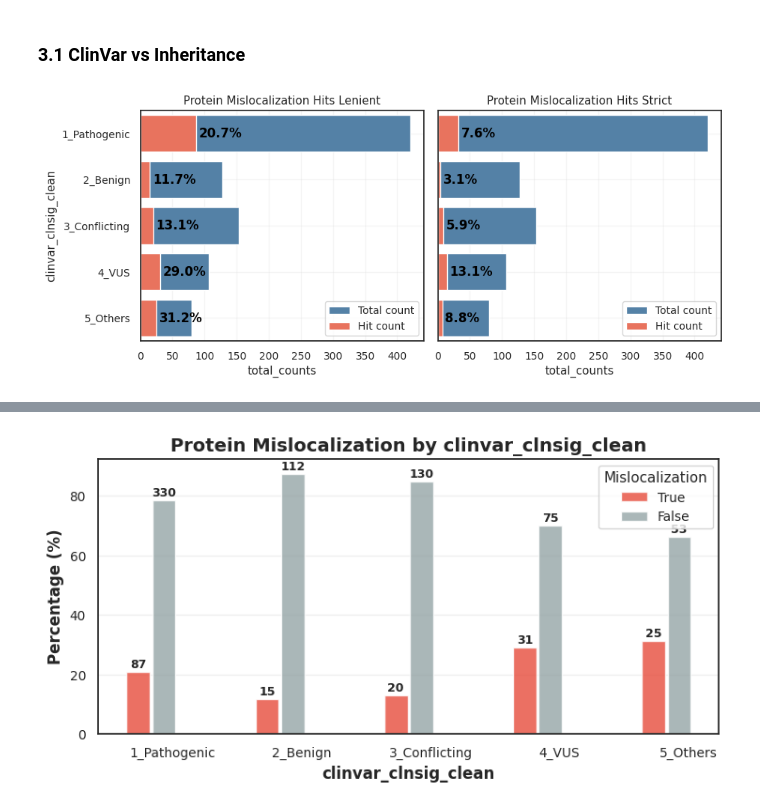
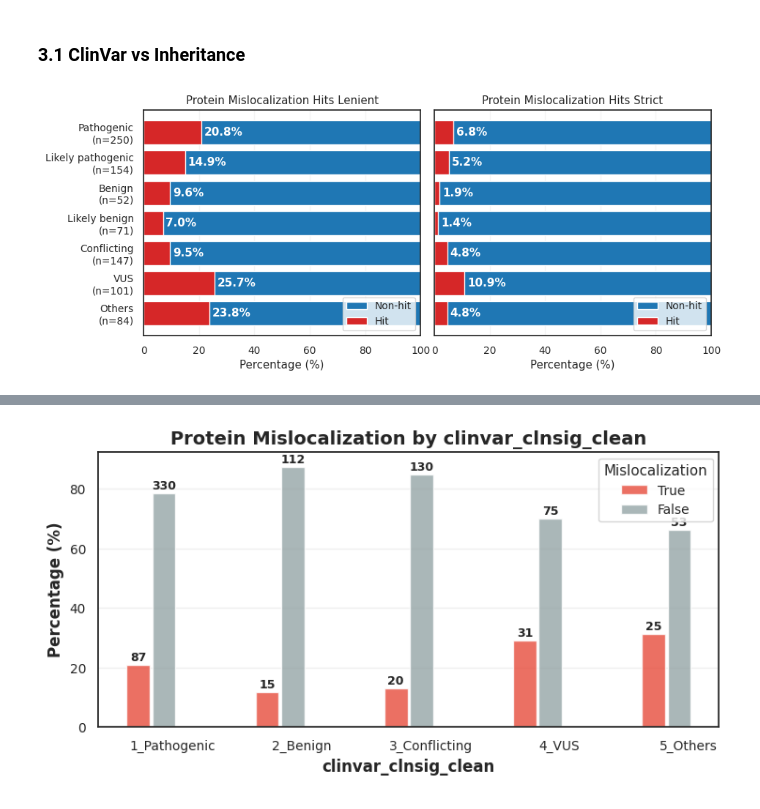
Before and after one commit to broadinstitute/2025_laval_submitted, a Jupyter notebook: 2_individual_assay_results/imaging/2_analysis/2_analyze_cp_results/0_results_summary.ipynb, the cells around one changed output, grey strips where cells are left out. Cells and saved outputs as stored; diff of their text form; code cells hidden in the pictures.

```diff
--- a/2_individual_assay_results/imaging/2_analysis/2_analyze_cp_results/0_results_summary.ipynb
+++ b/2_individual_assay_results/imaging/2_analysis/2_analyze_cp_results/0_results_summary.ipynb
@@ -382,31 +233,0 @@ imaging_summary_clinvar = imaging_summary_clinvar.join(
-# %%
-# clinvar_category = ['1_Pathogenic', '4_Benign', '2_Conflicting', '3_VUS', '5_Others', '6_No_ClinVar']
-# clinvar_palette_clinvar = sns.color_palette("Set2")
-# clinvar_palette_clinvar[0], clinvar_palette_clinvar[1], clinvar_palette_clinvar[2], clinvar_palette_clinvar[3], clinvar_palette_clinvar[4], clinvar_palette_clinvar[5], clinvar_palette_clinvar[7] = \
-# clinvar_palette_clinvar[1], clinvar_palette_clinvar[4], clinvar_palette_clinvar[3], clinvar_palette_clinvar[2], clinvar_palette_clinvar[7], clinvar_palette_clinvar[7], clinvar_palette_clinvar[5]
-# palette_dict = {
-#     "clinvar_clnsig_clean": dict(zip(clinvar_category, clinvar_palette_clinvar[:7]))
-# }
-
-imaging_summary_clinvar = imaging_summary_clinvar.with_columns(
-    pl.col("clinvar_clnsig_clean").replace(
-        {
-            # "4_VUS": "3_VUS",
-            "6_No_ClinVar": "5_Others",
-            # "2_Benign": "4_Benign",
-            # "3_Conflicting": "2_Conflicting",
-        }).alias("clinvar_clnsig_clean"),
-)
-
-# groups_order = sorted(imaging_summary_clinvar_reannot["clinvar_clnsig_clean"].drop_nulls().unique())
-# sns.boxenplot(
-#     data=imaging_summary_clinvar_reannot.to_pandas(),
-#     palette=palette_dict["clinvar_clnsig_clean"],  ##
-#     x="clinvar_clnsig_clean",
-#     y=f"AUROC_Mean_GFP_Adj",
-#     hue="clinvar_clnsig_clean", saturation=.7,
-#     order=groups_order,
-#     hue_order=groups_order,
-#     # ax=axes[i]
-# )
-# plt.show()
@@ -746,16 +602,17 @@ plot_gene_level_summary(
 # %%
 img_metric_df = imaging_summary_clinvar.with_columns(
     (pl.col(GFP_MISLOCAL_FEAT_STRICT)==1).alias("img_prot_hits_5perc_strict"),
     (pl.col(GFP_MISLOCAL_FEAT_LENIENT)==1).alias("img_prot_hits_5perc"),
-    pl.col("clinvar_clnsig_clean").replace("6_No_ClinVar", "5_Others")
-).filter(
-    pl.col("clinvar_clnsig_clean").is_in(["1_Pathogenic","2_Benign","3_Conflicting","4_VUS","5_Others","6_No_ClinVar"]) #pl.col("Gene")!="BRCA1" #
-)
+    pl.col("gene_allele").alias("gene_variant"),
+    pl.col("clinvar_clnsig_clean_pp_strict")
+        .cast(pl.Enum(clinvar_order_dict["original"]))
+).sort("clinvar_clnsig_clean_pp_strict")
 
 fig, axes = plt.subplots(1,2,figsize=(10,4),sharey=True)
-plot_assay_hit_by_category(img_metric_df, "img_prot_hits_5perc", "clinvar_clnsig_clean", f"Protein Mislocalization Hits Lenient", ax=axes[0])
-plot_assay_hit_by_category(img_metric_df, "img_prot_hits_5perc_strict", "clinvar_clnsig_clean", f"Protein Mislocalization Hits Strict", ax=axes[1])
+# plot_assay_hit_by_category_perc
+plot_assay_hit_by_category_perc(img_metric_df, "img_prot_hits_5perc", "clinvar_clnsig_clean_pp_strict", f"Protein Mislocalization Hits Lenient", ax=axes[0])
+plot_assay_hit_by_category_perc(img_metric_df, "img_prot_hits_5perc_strict", "clinvar_clnsig_clean_pp_strict", f"Protein Mislocalization Hits Strict", ax=axes[1])
 plt.subplots_adjust(wspace=.05)
 plt.show()
 # %% [output]
-[figure, old version]
+[figure, new version]
```
Also changed, not shown: parts of 39 cells of this notebook, 8 other files.
